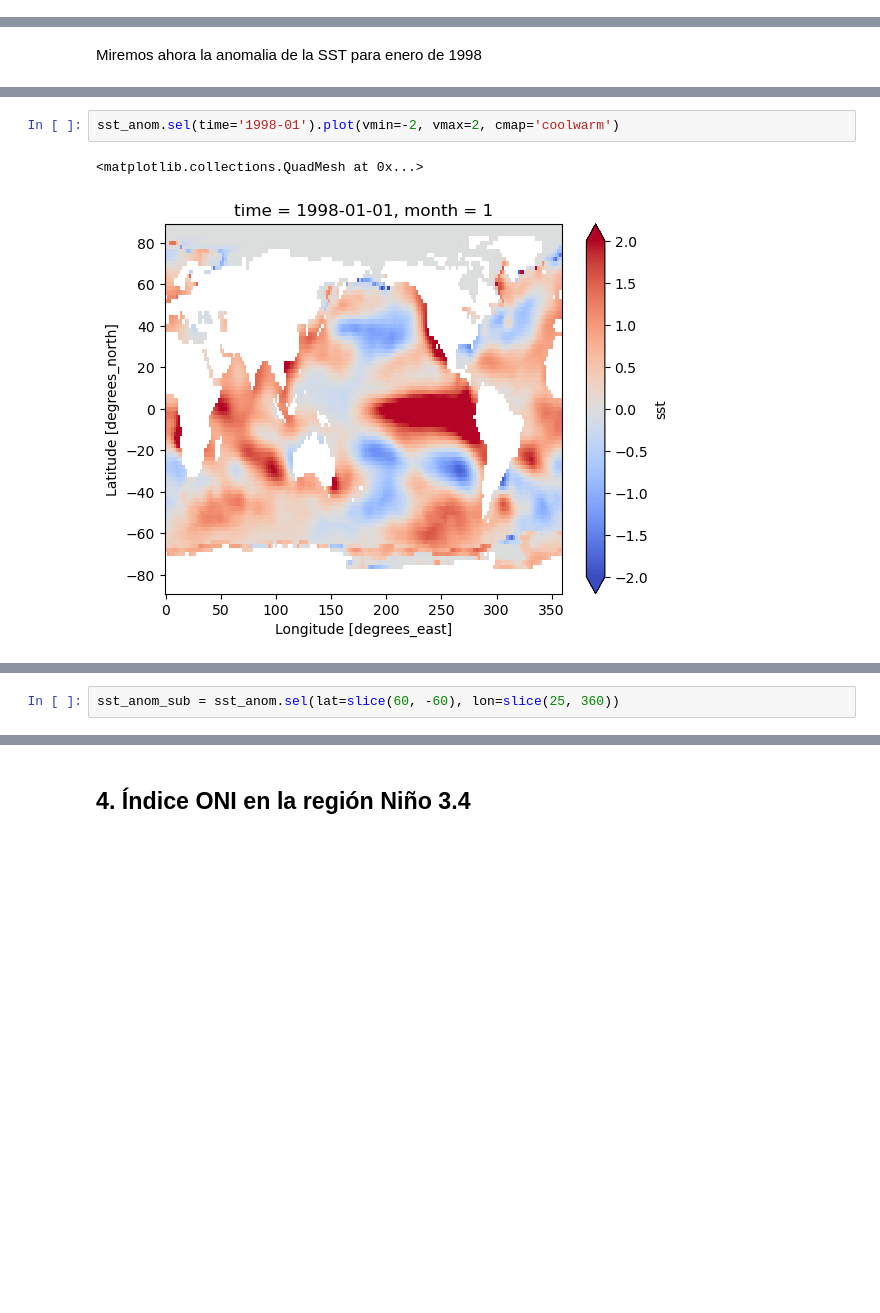
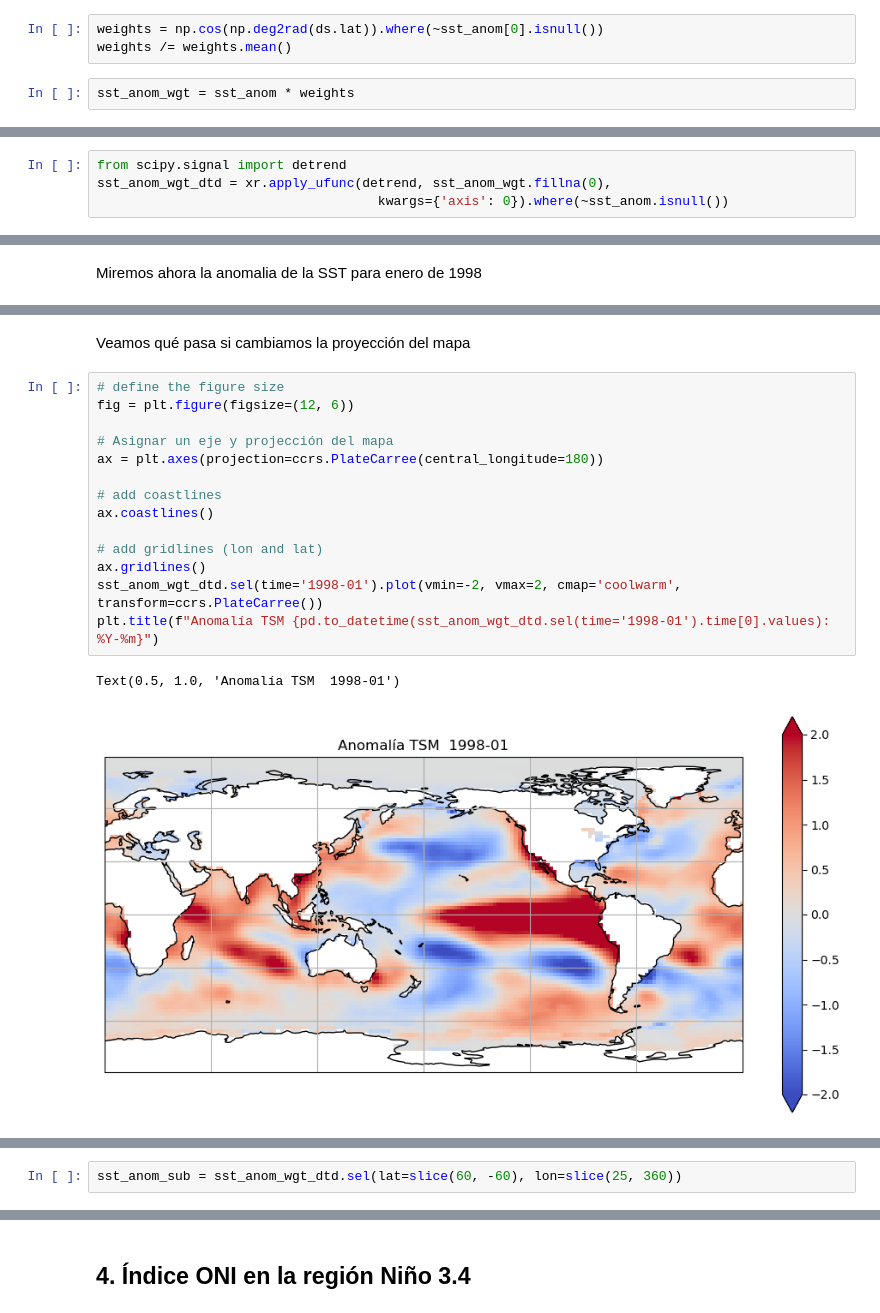
Before and after one commit to ProjectPythia/AtmosCol-2023, a Jupyter notebook: notebooks/3.ENSO/ENSO.ipynb, the cells around one changed output, grey strips where cells are left out. Cells and saved outputs as stored; diff of their text form; blank space fills up the shorter version.

```diff
--- a/notebooks/3.ENSO/ENSO.ipynb
+++ b/notebooks/3.ENSO/ENSO.ipynb
@@ -101,0 +145,5 @@ sst_anom = ds.sst.groupby('time.month') - sst_clim
+# %%
+weights = np.cos(np.deg2rad(ds.lat)).where(~sst_anom[0].isnull())
+weights /= weights.mean()
+# %%
+sst_anom_wgt = sst_anom * weights
@@ -101,0 +168,4 @@ sst_anom = ds.sst.groupby('time.month') - sst_clim
+# %%
+from scipy.signal import detrend
+sst_anom_wgt_dtd = xr.apply_ufunc(detrend, sst_anom_wgt.fillna(0),
+                                    kwargs={'axis': 0}).where(~sst_anom.isnull())
@@ -104,8 +202,22 @@ Miremos ahora la anomalia de la SST para enero de 1998
+# %% [markdown]
+Veamos qué pasa si cambiamos la proyección del mapa
 # %%
-sst_anom.sel(time='1998-01').plot(vmin=-2, vmax=2, cmap='coolwarm')
+# define the figure size
+fig = plt.figure(figsize=(12, 6))
+
+# Asignar un eje y projección del mapa
+ax = plt.axes(projection=ccrs.PlateCarree(central_longitude=180))
+
+# add coastlines
+ax.coastlines()
+
+# add gridlines (lon and lat)
+ax.gridlines()
+sst_anom_wgt_dtd.sel(time='1998-01').plot(vmin=-2, vmax=2, cmap='coolwarm', transform=ccrs.PlateCarree())
+plt.title(f"Anomalía TSM {pd.to_datetime(sst_anom_wgt_dtd.sel(time='1998-01').time[0].values): %Y-%m}")
 # %% [output]
-<matplotlib.collections.QuadMesh at 0x...>
+Text(0.5, 1.0, 'Anomalía TSM  1998-01')
-[figure, old version]
+[figure, new version]
 # %% [markdown]
 ### 3.3 Tratemos de reproducir la grafica de la NOAA
 
@@ -113,5 +225,5 @@ Tratemos de usar nuestra data para generar una grafica como esta:
 
 <img src="nino_2023_agosto.JPG" width=800 alt="ENSO"></img>
 # %%
-sst_anom_sub = sst_anom.sel(lat=slice(60, -60), lon=slice(25, 360))
+sst_anom_sub = sst_anom_wgt_dtd.sel(lat=slice(60, -60), lon=slice(25, 360))
 # %%
```
Also changed, not shown: parts of 21 cells of this notebook, 1 other file.
